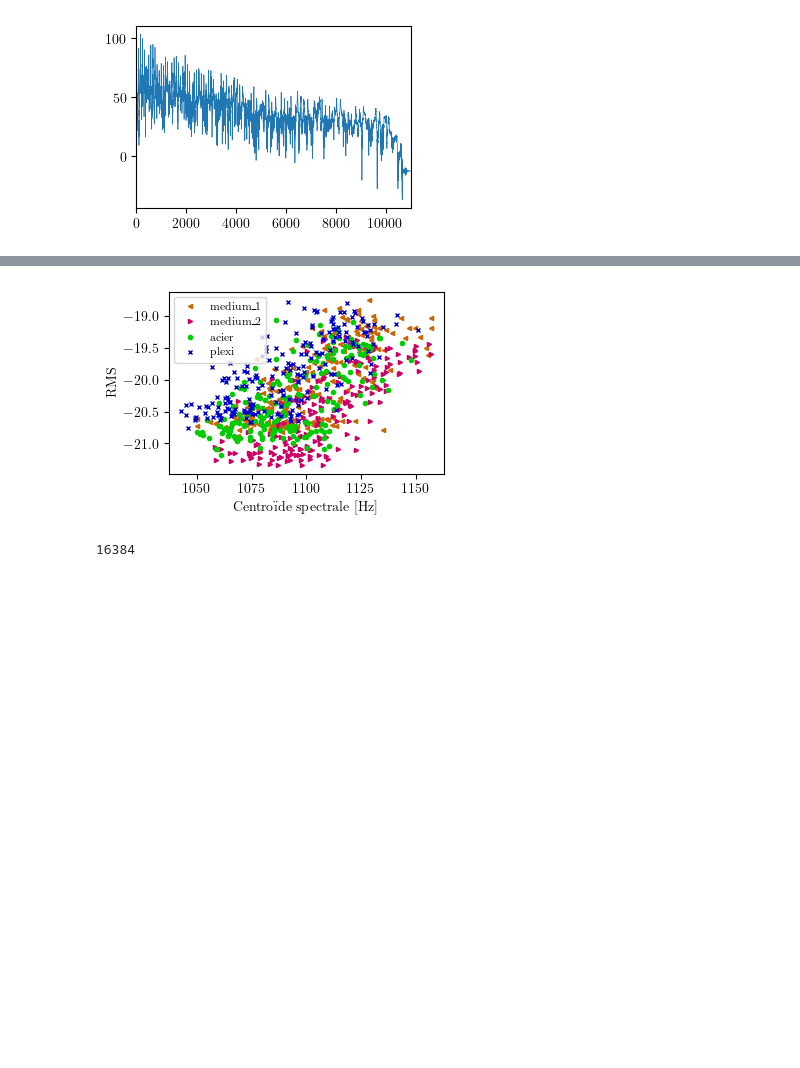
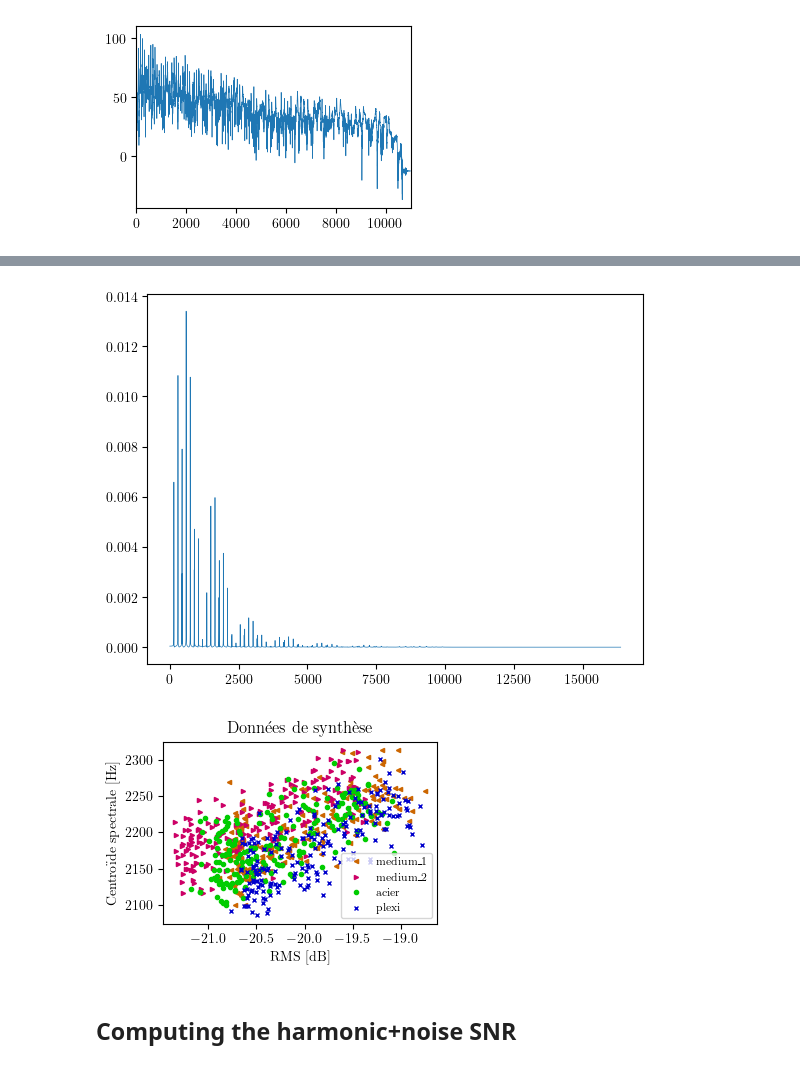
Before and after one commit to peladeaucome/ATIAM-PAM-AnalyseInstruments, a Jupyter notebook: Notebooks/come_cartographie.ipynb, the cells around one changed output, grey strips where cells are left out. Drawn from its saved outputs; the diff is of its cells as text; code cells hidden in the pictures; blank space fills up the shorter version.

```diff
--- a/Notebooks/come_cartographie.ipynb
+++ b/Notebooks/come_cartographie.ipynb
@@ -447,6 +281,19 @@ color_list = [(.8, .4, 0), (.8, 0, .4), (0, .8, 0), (0, 0, .8)]
 marker_list = ['<', '>', 'o', 'x']
 sr_hz = 16384
 
+file_name = os.path.join(
+    folder_mesures,
+    'acier',
+    'Wav',
+    '0' + '.wav')
+sr_hz, x = scipy.io.wavfile.read(file_name)
+x_fft = np.fft.rfft(x)
+f = np.fft.rfftfreq(len(x), 1/sr_hz)
+
+centroid_come = compute_spectralCentroid(x_fft, sr_hz)
+centroid_libr = librosa.feature.spectral_centroid(x, sr = sr_hz, n_fft = len(x))
+plt.plot(f, np.abs(x_fft/np.sum(np.abs(x_fft))))
+plt.show()
 
 plt.figure(figsize = figsize)
 for i, table_str in enumerate(list_tables):
@@ -455,39 +302,41 @@ for i, table_str in enumerate(list_tables):
 
     centroid_list = []
     bandwidth_list = []
     RMS_list = []
     for sample_idx in range(200):
         file_name = os.path.join(
             folder_mesures,
             table_str,
             'Wav',
             str(sample_idx) + '.wav'
         )
         sr_hz_old, x = scipy.io.wavfile.read(file_name)
 
         #x = librosa.resample(x, orig_sr = sr_hz_old, target_sr = sr_hz)
+        sr_hz = sr_hz_old
+        x = x[int(sr_hz*0):]
         t = np.arange(len(x))/sr_hz
 
         x_fft = np.fft.rfft(x)
         f = np.fft.rfftfreq(len(x), 1/sr_hz)
 
         spectral_centroid = compute_spectralCentroid(
             x_fft, f)
         spectral_bandwidth = compute_spectralBandwidth(
-            x_fft, f, order = 4, centroid = spectral_centroid)
+            x_fft, f, order = 2, centroid = spectral_centroid)
         RMS = compute_RMS(x)
 
         centroid_list.append(spectral_centroid)
         bandwidth_list.append(spectral_bandwidth)
         RMS_list.append(dB20(RMS))
-    plt.plot(centroid_list, RMS_list, linestyle = ' ', marker = marker, color = color, label = table_str, markersize = 3)
-    plt.xlabel('Centroïde spectrale [Hz]')
-    plt.ylabel('RMS')
+    plt.plot(RMS_list, centroid_list, linestyle = ' ', marker = marker, color = color, label = table_str, markersize = 3)
+    plt.ylabel('Centroïde spectrale [Hz]')
+    plt.xlabel('RMS [dB]')
+plt.title("Données de synthèse")
 plt.legend(prop = {'size' : 8})
 plt.show()
 # %% [output]
-[figure, old version]
+[figure, new version]
+[figure, added]
-# %%
-4096*4
-# %% [output]
-16384
+# %% [markdown]
+## Computing the harmonic+noise SNR
```
Also changed, not shown: parts of 10 cells of this notebook, 2 other files.
